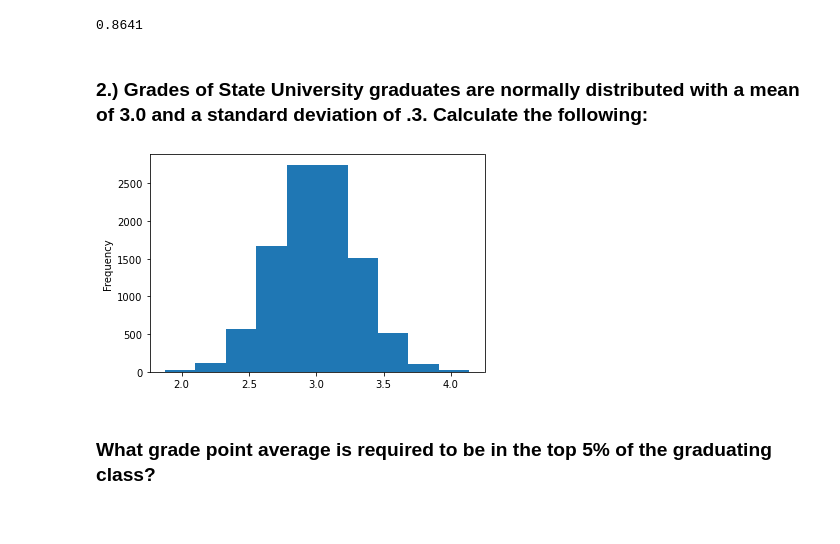
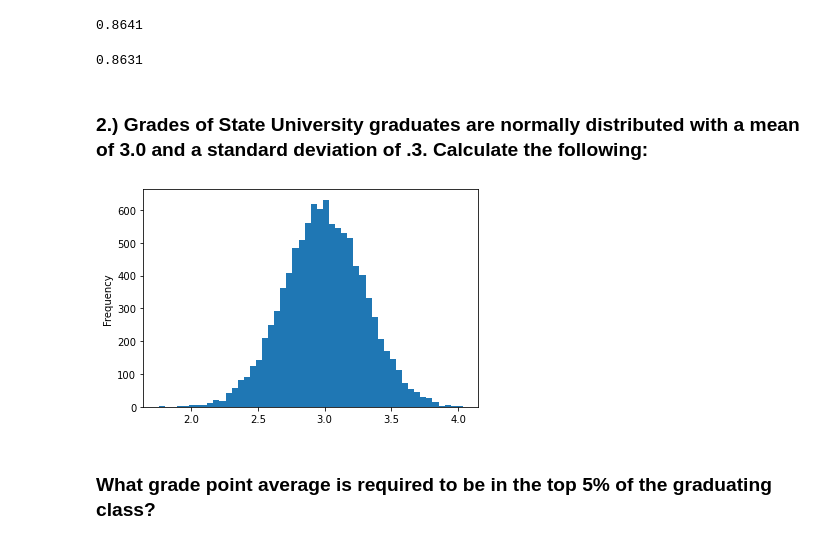
Before and after one commit to jnolf/statistics-exercises, a Jupyter notebook: probability_distributions.ipynb, the cells around one changed output. Cells and saved outputs as stored; diff of their text form; code cells hidden in the pictures.

```diff
--- a/probability_distributions.ipynb
+++ b/probability_distributions.ipynb
@@ -55,13 +59,18 @@ n_cars = np.random.poisson(2, size=(10_000))
 (n_cars >= 1).mean()
 # %% [output]
 0.8641
+# %%
+# More efficient
+(np.random.poisson(2, size=(10_000))>0).mean()
+# %% [output]
+0.8631
 # %% [markdown]
 ### 2.) Grades of State University graduates are normally distributed with a mean of 3.0 and a standard deviation of .3. Calculate the following:
 # %%
-pd.Series(stats.norm(3, .3).rvs(10000)).plot.hist()
+pd.Series(stats.norm(3, .3).rvs(10000)).sort_values().plot.hist(bins = 50)
 plt.show()
 # %% [output]
-[figure, old version]
+[figure, new version]
 # %% [markdown]
 ### What grade point average is required to be in the top 5% of the graduating class?
 # %%
```
Also changed, not shown: parts of 6 cells of this notebook.
